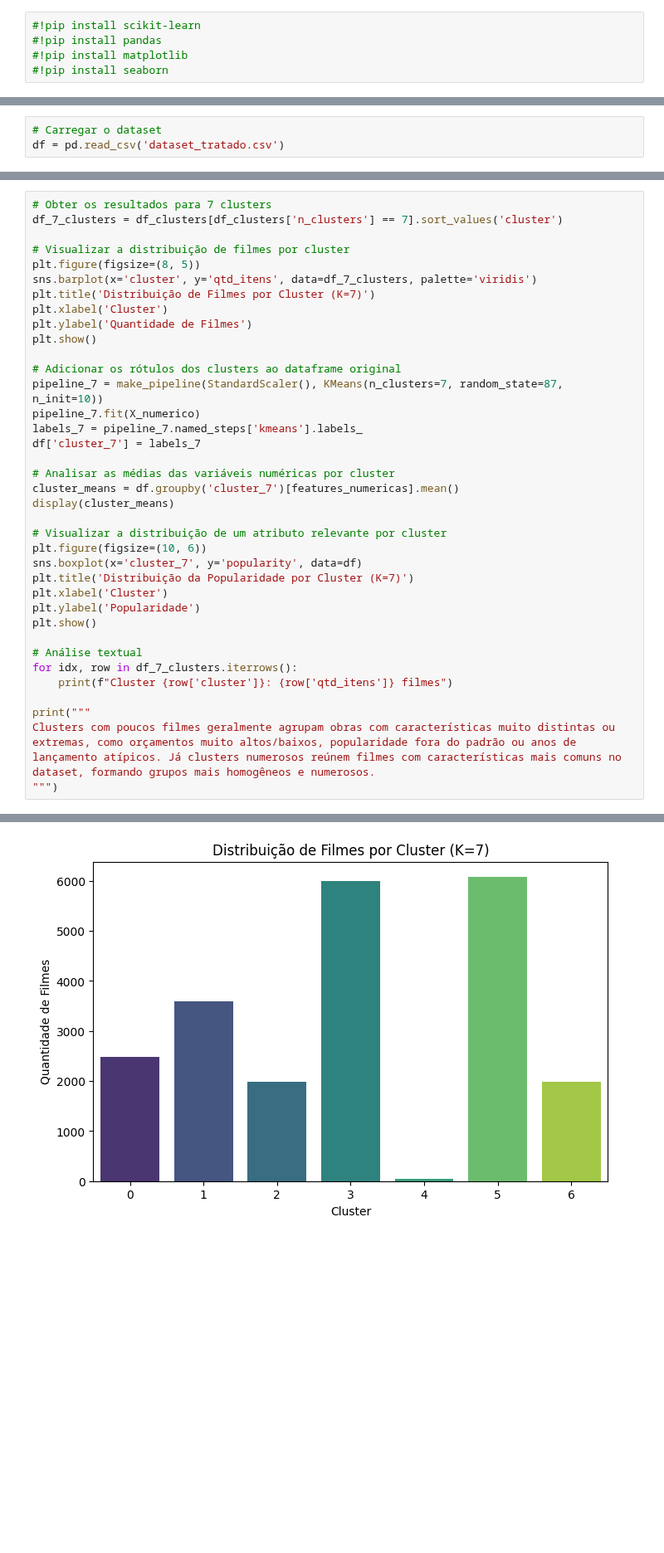
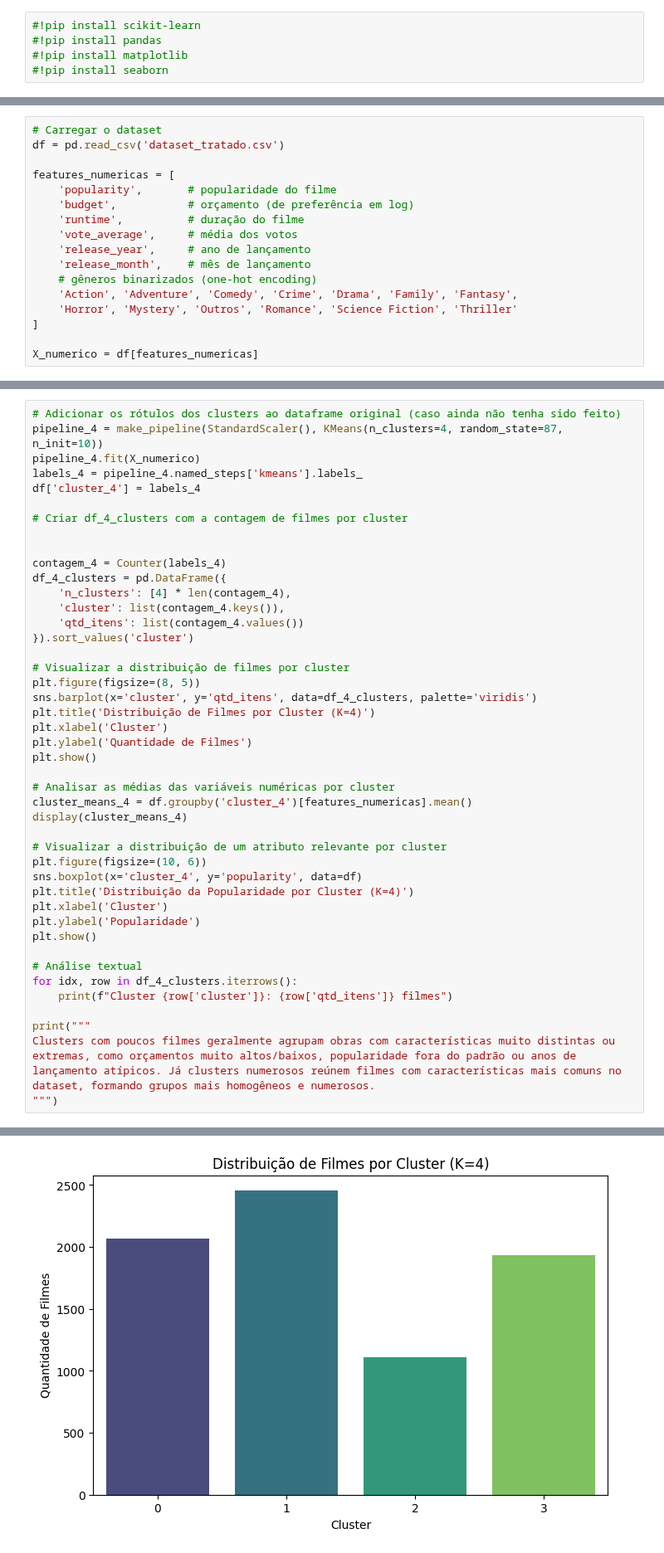
Before and after one commit to rodrigosantana24/projeto-pisi3, a Jupyter notebook: Clusterizacao_main.ipynb, the cells around one changed output, grey strips where cells are left out. Shown at 83% size. Cells and saved outputs as stored; diff of their text form; blank space fills up the shorter version.

```diff
--- a/Clusterizacao_main.ipynb
+++ b/Clusterizacao_main.ipynb
@@ -16,3 +17,17 @@ from sklearn.metrics import silhouette_samples, silhouette_score
 # %%
 # Carregar o dataset
 df = pd.read_csv('dataset_tratado.csv')
+
+features_numericas = [
+    'popularity',       # popularidade do filme
+    'budget',           # orçamento (de preferência em log)
+    'runtime',          # duração do filme
+    'vote_average',     # média dos votos
+    'release_year',     # ano de lançamento
+    'release_month',    # mês de lançamento
+    # gêneros binarizados (one-hot encoding)
+    'Action', 'Adventure', 'Comedy', 'Crime', 'Drama', 'Family', 'Fantasy',
+    'Horror', 'Mystery', 'Outros', 'Romance', 'Science Fiction', 'Thriller'
+]
+
+X_numerico = df[features_numericas]
@@ -65,35 +95,42 @@ display(df_clusters)
 # %%
-# Obter os resultados para 7 clusters
-df_7_clusters = df_clusters[df_clusters['n_clusters'] == 7].sort_values('cluster')
+# Adicionar os rótulos dos clusters ao dataframe original (caso ainda não tenha sido feito)
+pipeline_4 = make_pipeline(StandardScaler(), KMeans(n_clusters=4, random_state=87, n_init=10))
+pipeline_4.fit(X_numerico)
+labels_4 = pipeline_4.named_steps['kmeans'].labels_
+df['cluster_4'] = labels_4
+
+# Criar df_4_clusters com a contagem de filmes por cluster
+
+
+contagem_4 = Counter(labels_4)
+df_4_clusters = pd.DataFrame({
+    'n_clusters': [4] * len(contagem_4),
+    'cluster': list(contagem_4.keys()),
+    'qtd_itens': list(contagem_4.values())
+}).sort_values('cluster')
 
 # Visualizar a distribuição de filmes por cluster
 plt.figure(figsize=(8, 5))
-sns.barplot(x='cluster', y='qtd_itens', data=df_7_clusters, palette='viridis')
-plt.title('Distribuição de Filmes por Cluster (K=7)')
+sns.barplot(x='cluster', y='qtd_itens', data=df_4_clusters, palette='viridis')
+plt.title('Distribuição de Filmes por Cluster (K=4)')
 plt.xlabel('Cluster')
 plt.ylabel('Quantidade de Filmes')
 plt.show()
 
-# Adicionar os rótulos dos clusters ao dataframe original
-pipeline_7 = make_pipeline(StandardScaler(), KMeans(n_clusters=7, random_state=87, n_init=10))
-pipeline_7.fit(X_numerico)
-labels_7 = pipeline_7.named_steps['kmeans'].labels_
-df['cluster_7'] = labels_7
-
 # Analisar as médias das variáveis numéricas por cluster
-cluster_means = df.groupby('cluster_7')[features_numericas].mean()
-display(cluster_means)
+cluster_means_4 = df.groupby('cluster_4')[features_numericas].mean()
+display(cluster_means_4)
 
 # Visualizar a distribuição de um atributo relevante por cluster
 plt.figure(figsize=(10, 6))
-sns.boxplot(x='cluster_7', y='popularity', data=df)
-plt.title('Distribuição da Popularidade por Cluster (K=7)')
+sns.boxplot(x='cluster_4', y='popularity', data=df)
+plt.title('Distribuição da Popularidade por Cluster (K=4)')
 plt.xlabel('Cluster')
 plt.ylabel('Popularidade')
 plt.show()
 
 # Análise textual
-for idx, row in df_7_clusters.iterrows():
+for idx, row in df_4_clusters.iterrows():
     print(f"Cluster {row['cluster']}: {row['qtd_itens']} filmes")
 
 print("""
@@ -106 +143 @@ Passing `palette` without assigning `hue` is deprecated and will be removed in v
-[figure, old version]
+[figure, new version]
```
Also changed, not shown: parts of 7 cells of this notebook.
